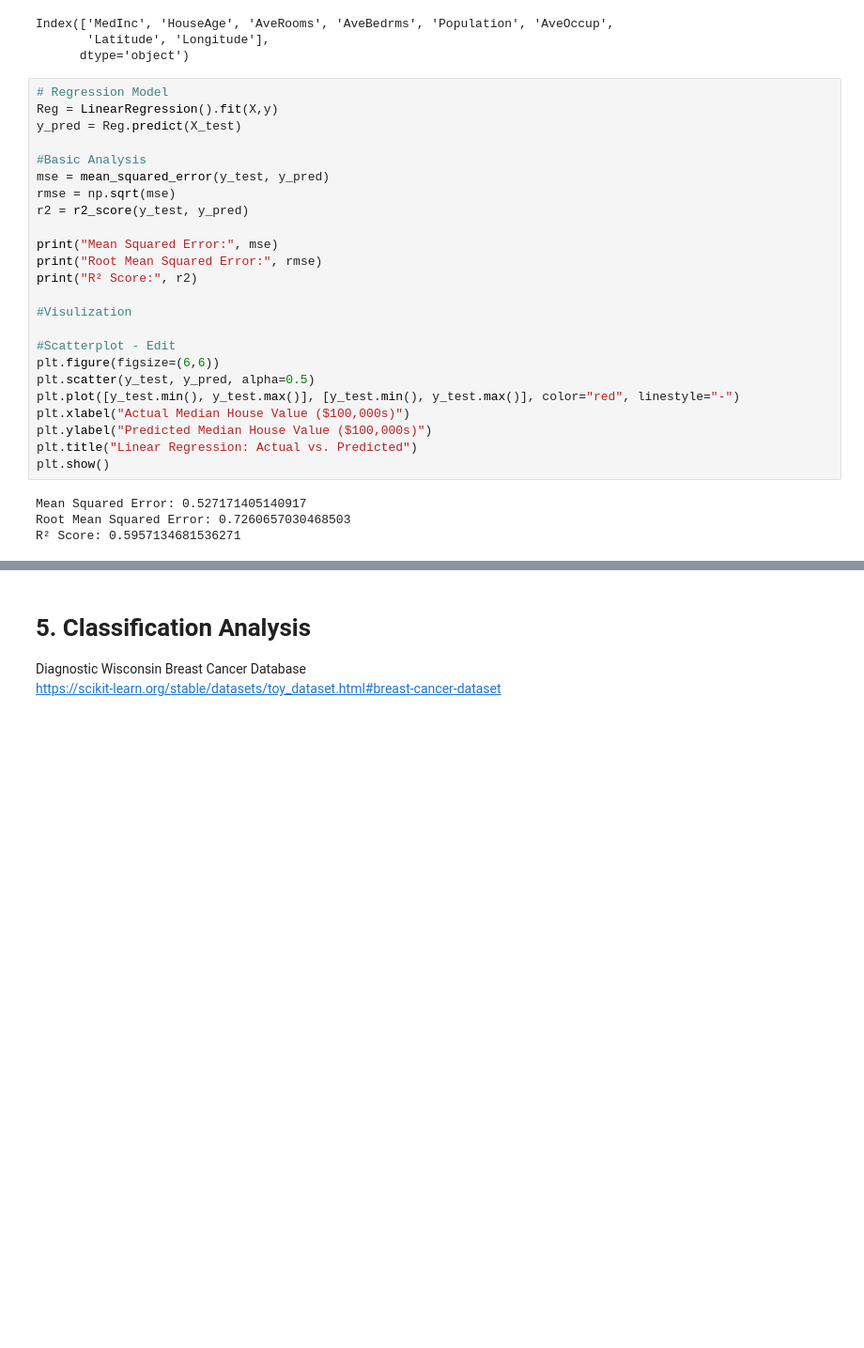
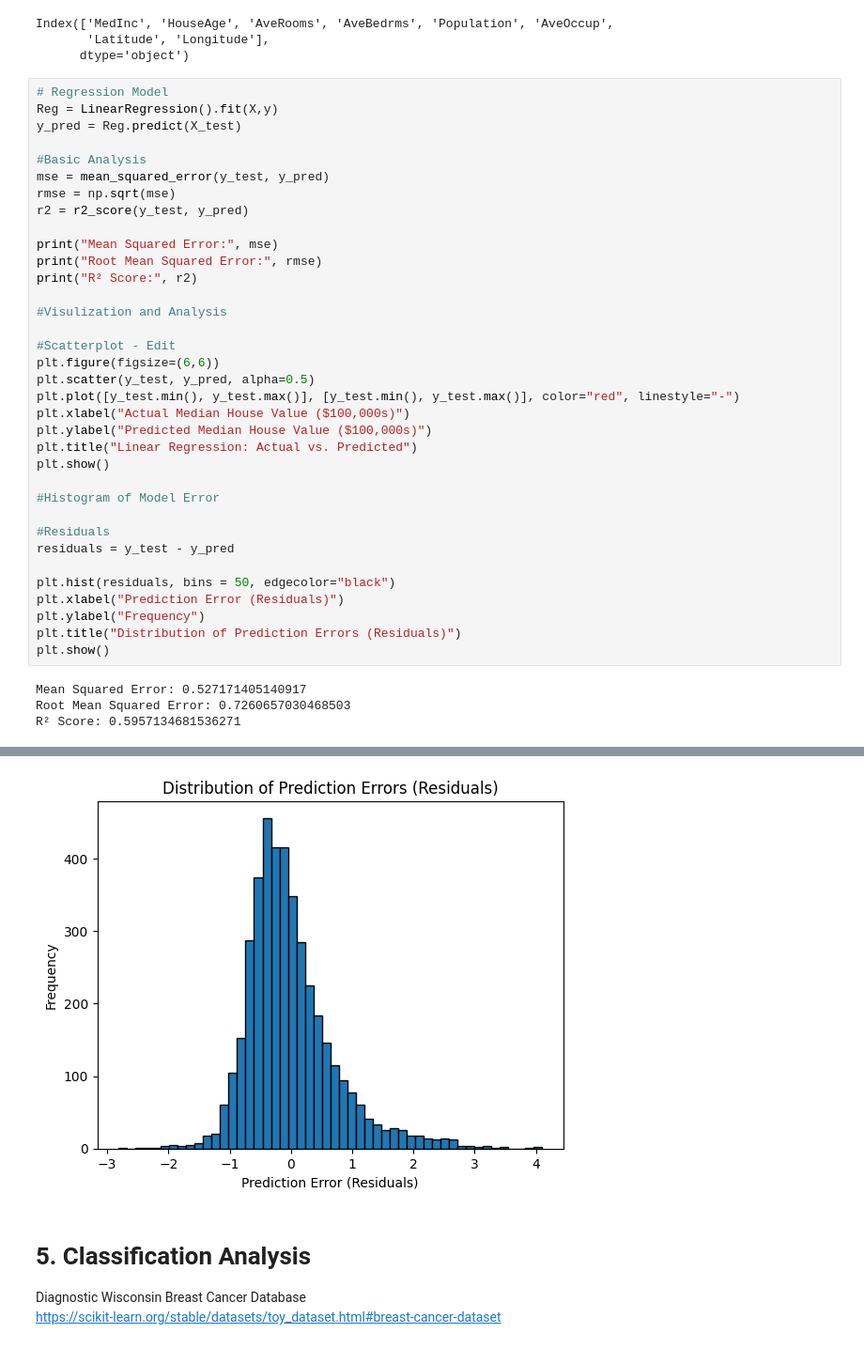
Before and after one commit to ebleak/Math5750-MathDS-Project1, a Jupyter notebook: project1.ipynb, the cells around one changed output, grey strips where cells are left out. Shown at 94% size. Drawn from its saved outputs; the diff is of its cells as text; blank space fills up the shorter version.

```diff
--- a/project1.ipynb
+++ b/project1.ipynb
@@ -35,32 +35,44 @@ Index(['MedInc', 'HouseAge', 'AveRooms', 'AveBedrms', 'Population', 'AveOccup',
 # %%
 # Regression Model
 Reg = LinearRegression().fit(X,y)
 y_pred = Reg.predict(X_test)
 
 #Basic Analysis
 mse = mean_squared_error(y_test, y_pred)
 rmse = np.sqrt(mse)
 r2 = r2_score(y_test, y_pred)
 
 print("Mean Squared Error:", mse)
 print("Root Mean Squared Error:", rmse)
 print("R² Score:", r2)
 
-#Visulization
+#Visulization and Analysis
 
 #Scatterplot - Edit
 plt.figure(figsize=(6,6))
 plt.scatter(y_test, y_pred, alpha=0.5)
 plt.plot([y_test.min(), y_test.max()], [y_test.min(), y_test.max()], color="red", linestyle="-")
 plt.xlabel("Actual Median House Value ($100,000s)")
 plt.ylabel("Predicted Median House Value ($100,000s)")
 plt.title("Linear Regression: Actual vs. Predicted")
 plt.show()
+
+#Histogram of Model Error
+
+#Residuals
+residuals = y_test - y_pred
+
+plt.hist(residuals, bins = 50, edgecolor="black")
+plt.xlabel("Prediction Error (Residuals)")
+plt.ylabel("Frequency")
+plt.title("Distribution of Prediction Errors (Residuals)")
+plt.show()
 # %% [output]
 Mean Squared Error: 0.527171405140917
 Root Mean Squared Error: 0.7260657030468503
 R² Score: 0.5957134681536271
 [figure]
+[figure, added]
 # %% [markdown]
 # 5. Classification Analysis
 Diagnostic Wisconsin Breast Cancer Database
```
